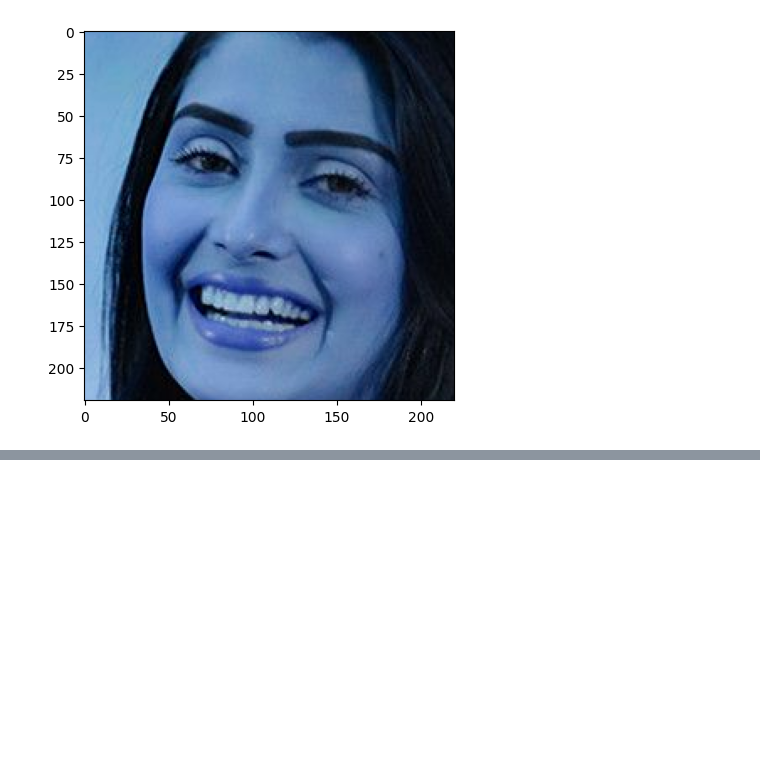
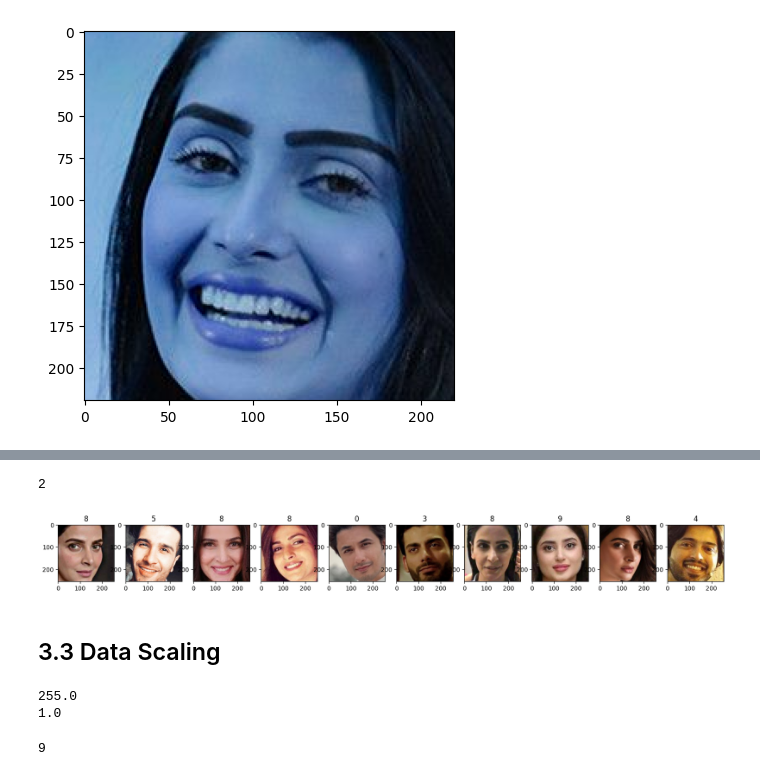
Before and after one commit to whoisusmanali/Pakistani_Celebrity_Image_Classifier_CNN, a Jupyter notebook: Data Cleaning and Model Building/Pakistani actors Image Classification CNN.ipynb, the cells around one changed output, grey strips where cells are left out. Saved outputs shown, nothing was run; the diff lists cells and outputs as text; code cells hidden in the pictures; blank space fills up the shorter version.

```diff
--- a/Data Cleaning and Model Building/Pakistani actors Image Classification CNN.ipynb
+++ b/Data Cleaning and Model Building/Pakistani actors Image Classification CNN.ipynb
@@ -175,0 +220,12 @@ error: ignored
+# %%
+for image_class in os.listdir(data_dir):
+  for image in os.listdir(os.path.join(data_dir,image_class)):
+    image_path=os.path.join(data_dir,image_class,image)
+    try:
+      img=cv2.imread(image_path)
+      tip=imghdr.what(image_path)
+      if tip not in image_ext:
+        print("Image is not in the ext {}".format(image_path))
+        os.remove(image_path)
+    except Exception as e:
+      print("Issue with image {}".format(image_path))
@@ -175,0 +250,4 @@ error: ignored
+# %%
+#Loading data by using keras.utils
+#Pipline
+data=keras.utils.image_dataset_from_directory(data_dir)
@@ -175,0 +256,5 @@ error: ignored
+# %%
+#Access the pipline
+data_iterator=data.as_numpy_iterator()
+# %%
+batch=data_iterator.next()
@@ -175,0 +281,21 @@ error: ignored
+# %%
+len(batch)
+# %% [output]
+2
+# %%
+fit,ax=plt.subplots(ncols=10,figsize=(20,20))
+for idx,img in enumerate(batch[0][:10]):
+  ax[idx].imshow(img.astype(int))
+  ax[idx].title.set_text(batch[1][idx])
+# %% [output]
+[figure, added]
+# %% [markdown]
+## 3.3 Data Scaling
+# %%
+#Scale the data
+print(batch[0].max())
+scale_data=batch[0]/255
+print(scale_data.max())
+# %% [output]
+255.0
+1.0
@@ -175,0 +307,5 @@ error: ignored
+# %%
+scaled_iterator.next()[1].max(
+)
+# %% [output]
+9
```
Also changed, not shown: parts of 41 cells of this notebook.
